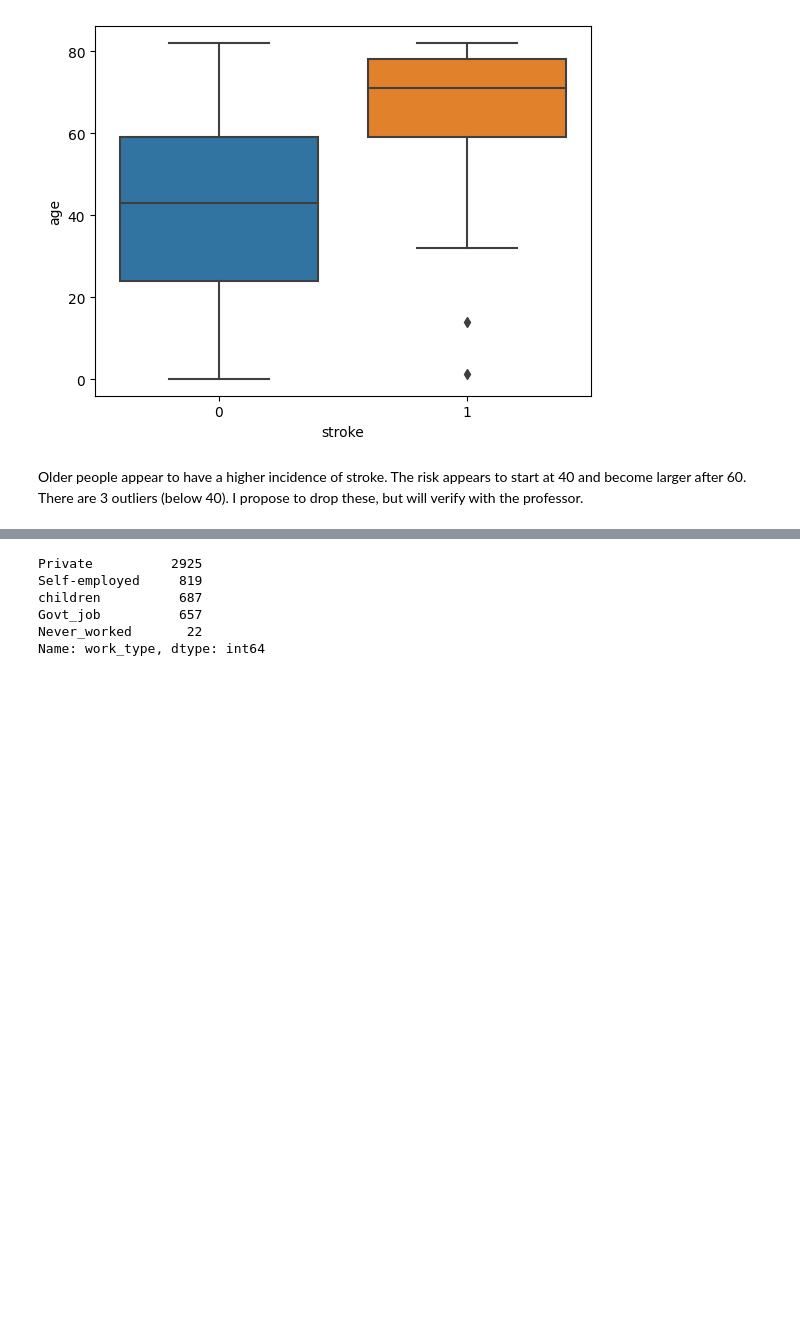
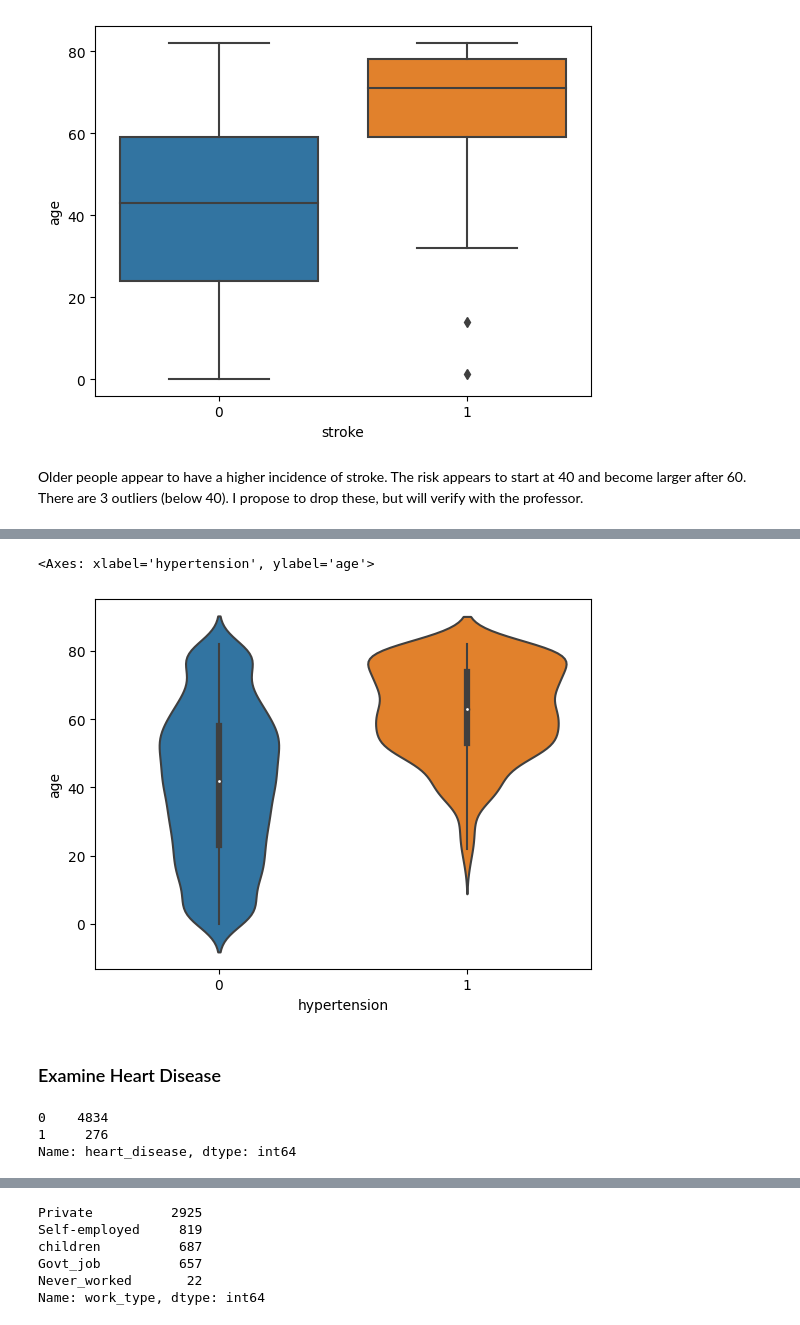
Before and after one commit to matthewdheilmanvanderbilt/CS5262_MachineLearning, a Jupyter notebook: stoke_prediction.ipynb, the cells around one changed output, grey strips where cells are left out. Drawn from its saved outputs; the diff is of its cells as text; code cells hidden in the pictures; blank space fills up the shorter version.

```diff
--- a/stoke_prediction.ipynb
+++ b/stoke_prediction.ipynb
@@ -263,0 +307,13 @@ Older people appear to have a higher incidence of stroke.  The risk appears to s
+# %%
+sns.violinplot(x="hypertension", y="age",   data=responses)
+# %% [output]
+<Axes: xlabel='hypertension', ylabel='age'>
+[figure, added]
+# %% [markdown]
+### Examine Heart Disease
+# %%
+responses['heart_disease'].value_counts()
+# %% [output]
+0    4834
+1     276
+Name: heart_disease, dtype: int64
```
Also changed, not shown: parts of 39 cells of this notebook.
